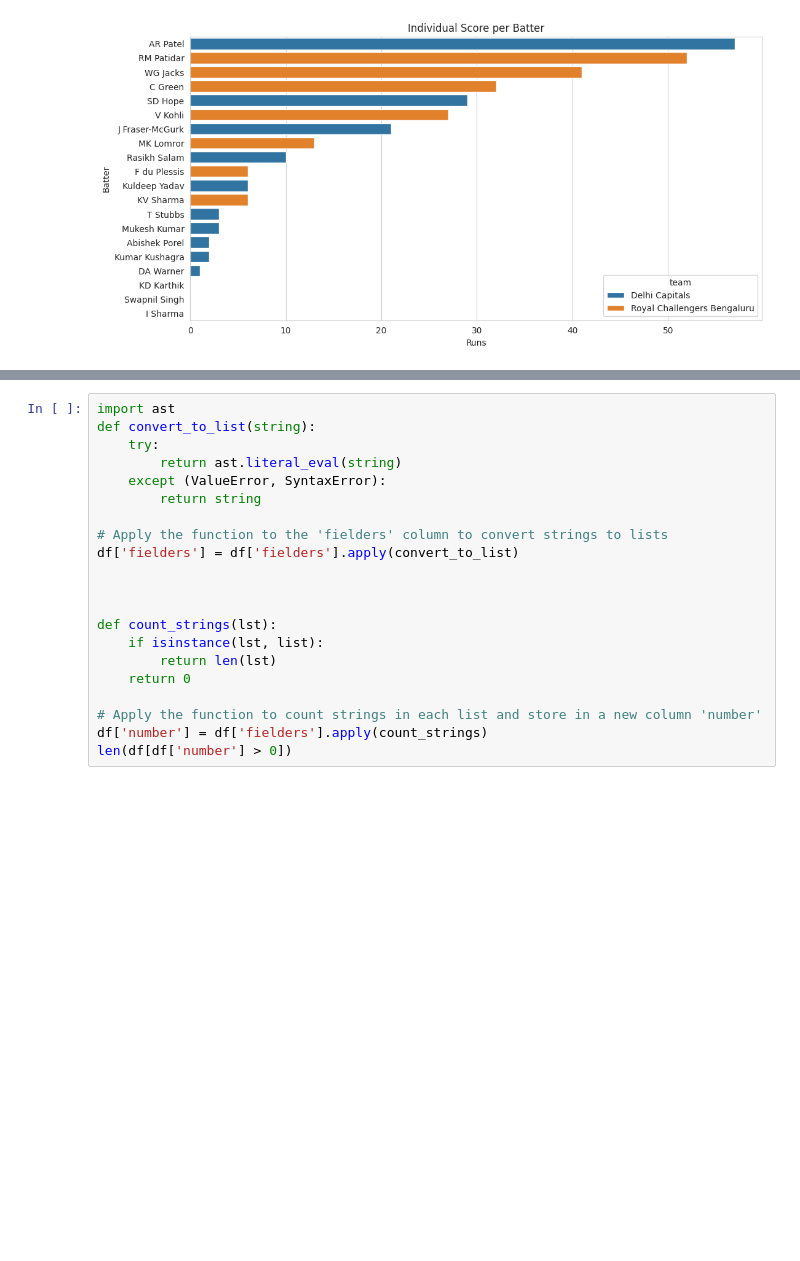
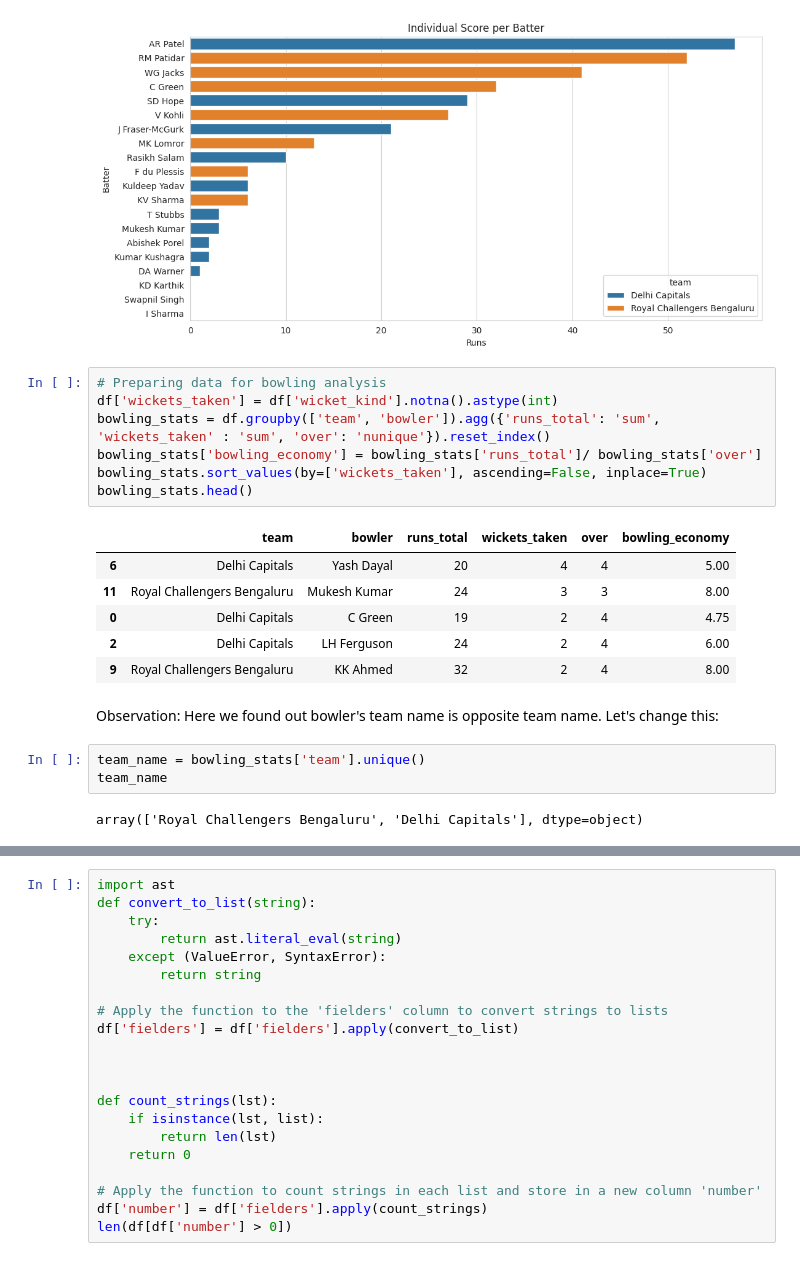
Before and after one commit to KrishKanojia/Data-Science-Practice, a Jupyter notebook: IPL_RCB_VS_DC.ipynb, the cells around one changed output, grey strips where cells are left out. Cells and saved outputs as stored; diff of their text form; blank space fills up the shorter version.

```diff
--- a/IPL_RCB_VS_DC.ipynb
+++ b/IPL_RCB_VS_DC.ipynb
@@ -51,3 +51,24 @@ plt.legend(title='team')
 plt.show()
 # %% [output]
 [figure]
+# %%
+# Preparing data for bowling analysis
+df['wickets_taken'] = df['wicket_kind'].notna().astype(int)
+bowling_stats = df.groupby(['team', 'bowler']).agg({'runs_total': 'sum', 'wickets_taken' : 'sum', 'over': 'nunique'}).reset_index()
+bowling_stats['bowling_economy'] = bowling_stats['runs_total']/ bowling_stats['over']
+bowling_stats.sort_values(by=['wickets_taken'], ascending=False, inplace=True)
+bowling_stats.head()
+# %% [output]
+|  | team | bowler | runs_total | wickets_taken | over | bowling_economy |
+| 6 | Delhi Capitals | Yash Dayal | 20 | 4 | 4 | 5.00 |
+| 11 | Royal Challengers Bengaluru | Mukesh Kumar | 24 | 3 | 3 | 8.00 |
+| 0 | Delhi Capitals | C Green | 19 | 2 | 4 | 4.75 |
+| 2 | Delhi Capitals | LH Ferguson | 24 | 2 | 4 | 6.00 |
+| 9 | Royal Challengers Bengaluru | KK Ahmed | 32 | 2 | 4 | 8.00 |
+# %% [markdown]
+Observation: Here we found out bowler's team name is opposite team name. Let's change this:
+# %%
+team_name = bowling_stats['team'].unique()
+team_name
+# %% [output]
+array(['Royal Challengers Bengaluru', 'Delhi Capitals'], dtype=object)
```
Also changed, not shown: parts of 5 cells of this notebook.
